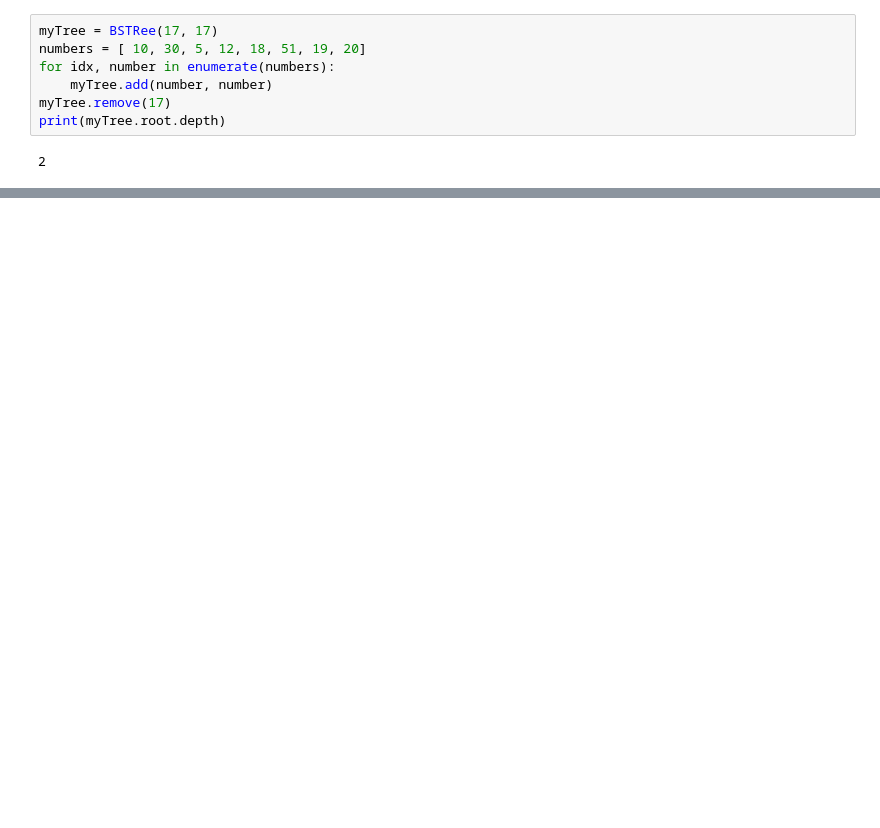
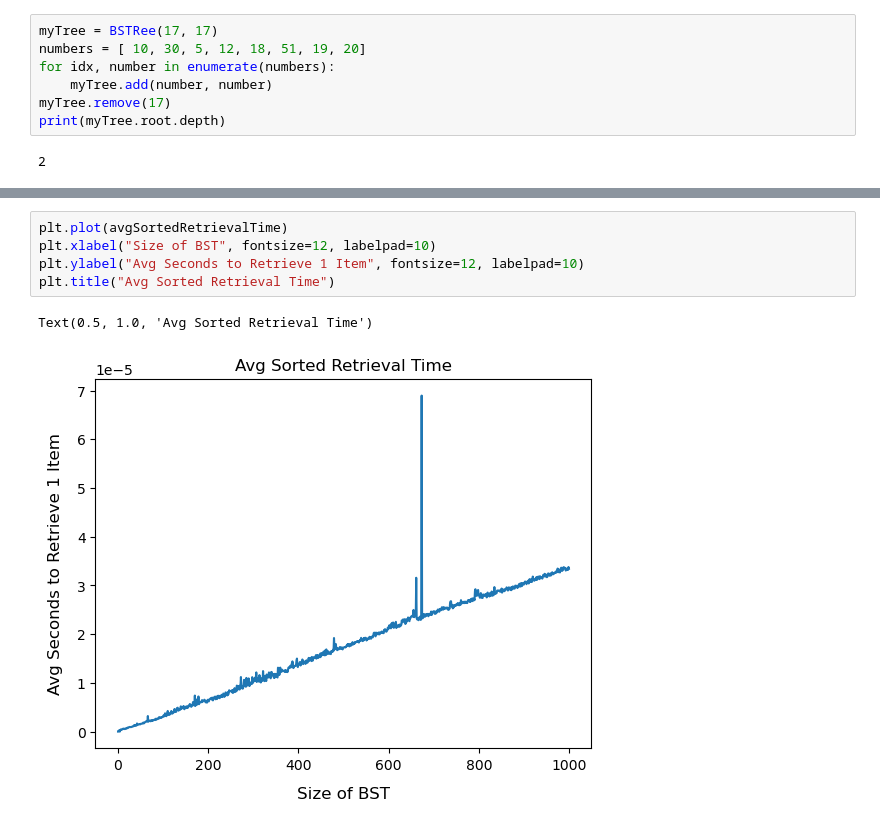
Before and after one commit to c-rothschild/DSA-inclass, a Jupyter notebook: asmts/asmt5/BST.ipynb, the cells around one changed output, grey strips where cells are left out. Drawn from its saved outputs; the diff is of its cells as text; blank space fills up the shorter version.

```diff
--- a/asmts/asmt5/BST.ipynb
+++ b/asmts/asmt5/BST.ipynb
@@ -266,0 +353,8 @@ Prediction: The BST associated with the sorted list will require more time to in
+# %%
+plt.plot(avgSortedRetrievalTime)
+plt.xlabel("Size of BST", fontsize=12, labelpad=10)
+plt.ylabel("Avg Seconds to Retrieve 1 Item", fontsize=12, labelpad=10)
+plt.title("Avg Sorted Retrieval Time")
+# %% [output]
+Text(0.5, 1.0, 'Avg Sorted Retrieval Time')
+[figure, added]
```
Also changed, not shown: parts of 10 cells of this notebook, 1 other file.
